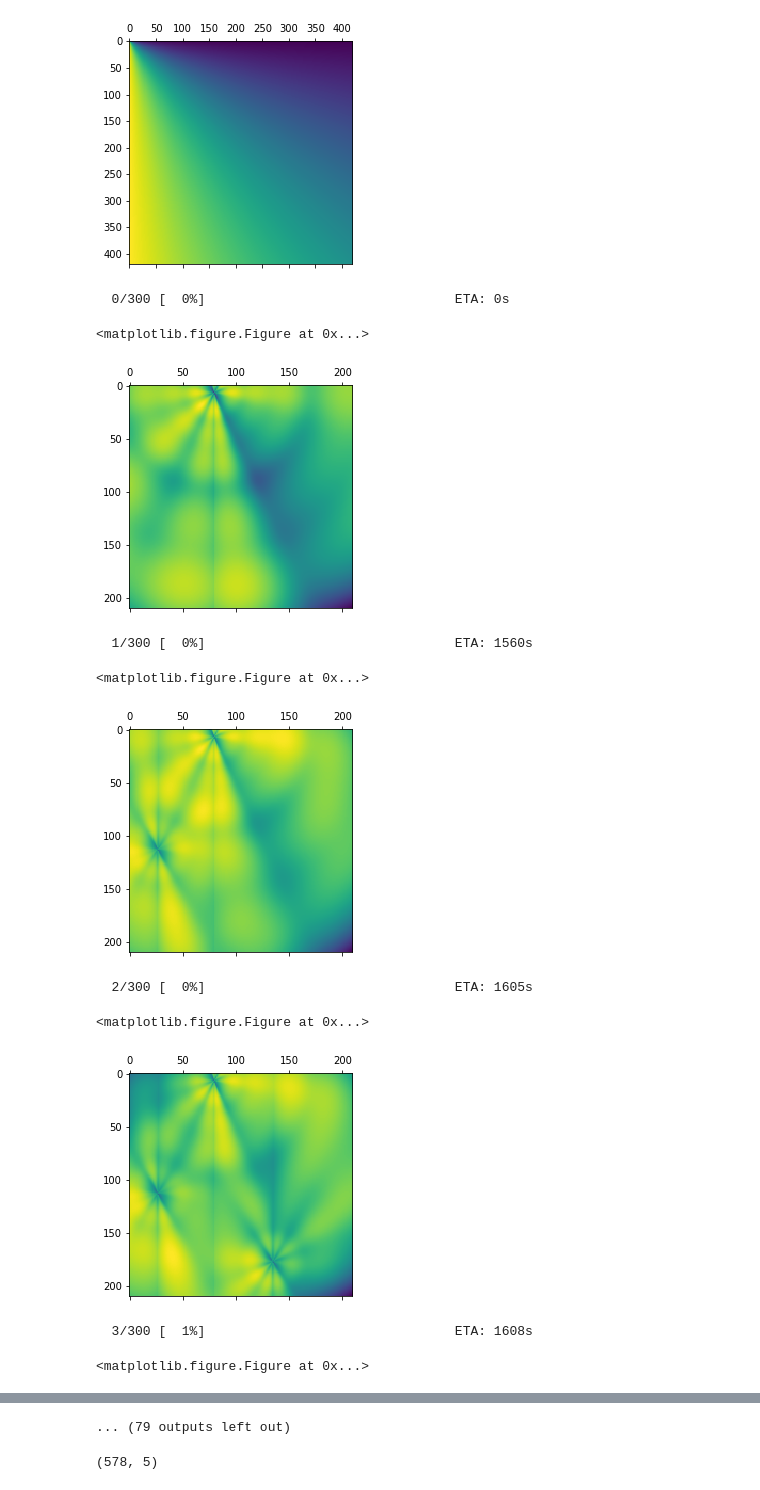
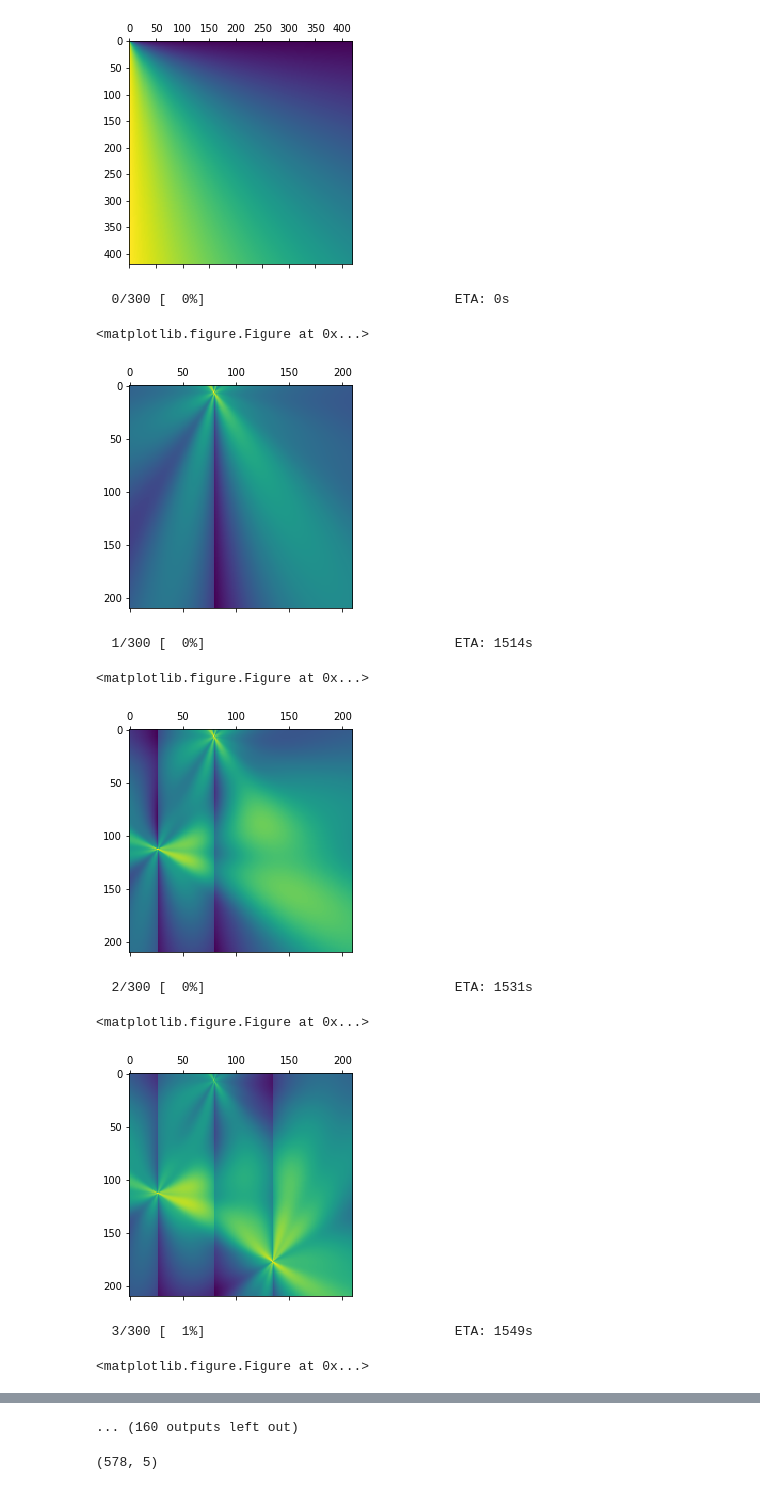
Before and after one commit to HTplex/probp.finalproject, a Jupyter notebook: 2.0-H.ipynb, the cells around one changed output, grey strips where cells are left out. Drawn from its saved outputs; the diff is of its cells as text; code cells hidden in the pictures.

```diff
--- a/2.0-H.ipynb
+++ b/2.0-H.ipynb
@@ -411,9 +411,9 @@ print(l.shape)
 plt.hist(all_sky_glxy_halo_r.tolist(),21)
 plt.show()
 
-all_sky_xy_e1e2 = l[:,:4]
-all_sky_glxy_halo_r = l[:,4]
-all_sky_glxy_halo_p = l[:,5]
+sample_all_sky_xy_e1e2 = l[:,:4]
+sample_all_sky_glxy_halo_r = l[:,4]
+sample_all_sky_glxy_halo_p = l[:,5]
 # %% [output]
 (160842, 6)
 (3563, 6)
@@ -488,3 +491,13 @@ for i in range(n_epoch):
   inference.print_progress(info_dict)
 # %% [output]
  300/1000 [ 30%] █████████                      ETA: 596s | Loss: 74165.297
+# %%
+# train on resampled data
+n_epoch = 300
+train_loss = np.zeros(n_epoch)
+test_loss = np.zeros(n_epoch)
+for i in range(n_epoch):
+  info_dict = inference.update(feed_dict={in_data: sample_all_sky_xy_e1e2, out_r: sample_all_sky_glxy_halo_r,out_p: sample_all_sky_glxy_halo_p })
+  train_loss[i] = info_dict['loss']
+  test_loss[i] = sess.run(inference.loss, feed_dict={in_data: sample_all_sky_xy_e1e2, out_r: sample_all_sky_glxy_halo_r,out_p: sample_all_sky_glxy_halo_p })
+  inference.print_progress(info_dict)
@@ -601,13 +632,13 @@ print(ata.shape)
 # %% [output]
 (210, 210)
 # %%
-g = 30
+g = 15
 dis = grid_glxy_l2diff(grid_20, all_sky_star[2][g][1:3])/4200.
 atan = grid_glxy_arctan(grid_20, all_sky_star[2][g][1:3])
-b2d = r_list[g].prob(dis.tolist()).eval()*(all_sky_star[2][g][3]**2+all_sky_star[2][g][4]**2)
-c2d = p_list[g].prob(atan.tolist()).eval()*(all_sky_star[2][g][3]**2+all_sky_star[2][g][4]**2)
+b2d = r_list[g].prob(dis.tolist()).eval()
+c2d = p_list[g].prob(atan.tolist()).eval()
 #print(a.shape, b.shape)
-plt.matshow(c2d*b2d)
+plt.matshow(c2d)
 #plt.savefig("what.pdf")
 plt.show()
 print(all_sky_star[2][g][1:3])
@@ -624,30 +654,30 @@ plt.show()
 # %%
 #i = 0
 prob = np.zeros(grid_20.shape[0])
 pbar = Progbar(300)
 for i in range(300):
     pbar.update(i)
-    dis = grid_glxy_l2diff(grid_20, all_sky_star[2][i][1:3])/4200.
+    dis = (grid_glxy_l2diff(grid_20, all_sky_star[2][i][1:3])/4200.).astype(np.float32)
     atan = grid_glxy_arctan(grid_20, all_sky_star[2][i][1:3])
-    b2d = np.log(r_list[i].prob(dis.tolist()).eval())+(all_sky_star[2][i][3]**2+all_sky_star[2][i][4]**2)**(1/2.)
-    c2d = np.log(p_list[i].prob(atan.tolist()).eval())
-    prob=prob+b2d
+    b2d = np.log(r_list[i].prob(dis.tolist()).eval())
+    c2d = np.log(p_list[i].prob(atan.tolist()).eval()*dis**(-1/2.))
+#    prob=prob+b2d
     prob=prob+c2d
     plt.clf()
 #print(a.shape, b.shape)
     plt.matshow(prob)
 #plt.savefig("what.pdf")
     plt.show()
 print(all_sky_star[2][i][1:3])
 # %% [output]
   0/300 [  0%]                                ETA: 0s
 <matplotlib.figure.Figure at 0x...>
-[figure, old version]
+[figure, new version]
-  1/300 [  0%]                                ETA: 1560s
+  1/300 [  0%]                                ETA: 1514s
 <matplotlib.figure.Figure at 0x...>
-[figure, old version]
+[figure, new version]
-  2/300 [  0%]                                ETA: 1605s
+  2/300 [  0%]                                ETA: 1531s
 <matplotlib.figure.Figure at 0x...>
-[figure, old version]
+[figure, new version]
-  3/300 [  1%]                                ETA: 1608s
+  3/300 [  1%]                                ETA: 1549s
 <matplotlib.figure.Figure at 0x...>
@@ -655,4 +685,4 @@ print(all_sky_star[2][i][1:3])
-... (79 outputs left out)
+... (160 outputs left out)
 # %%
 plt.matshow(prob)
 #plt.savefig("what.pdf")
```
Also changed, not shown: parts of 7 cells of this notebook, 1 other file.
